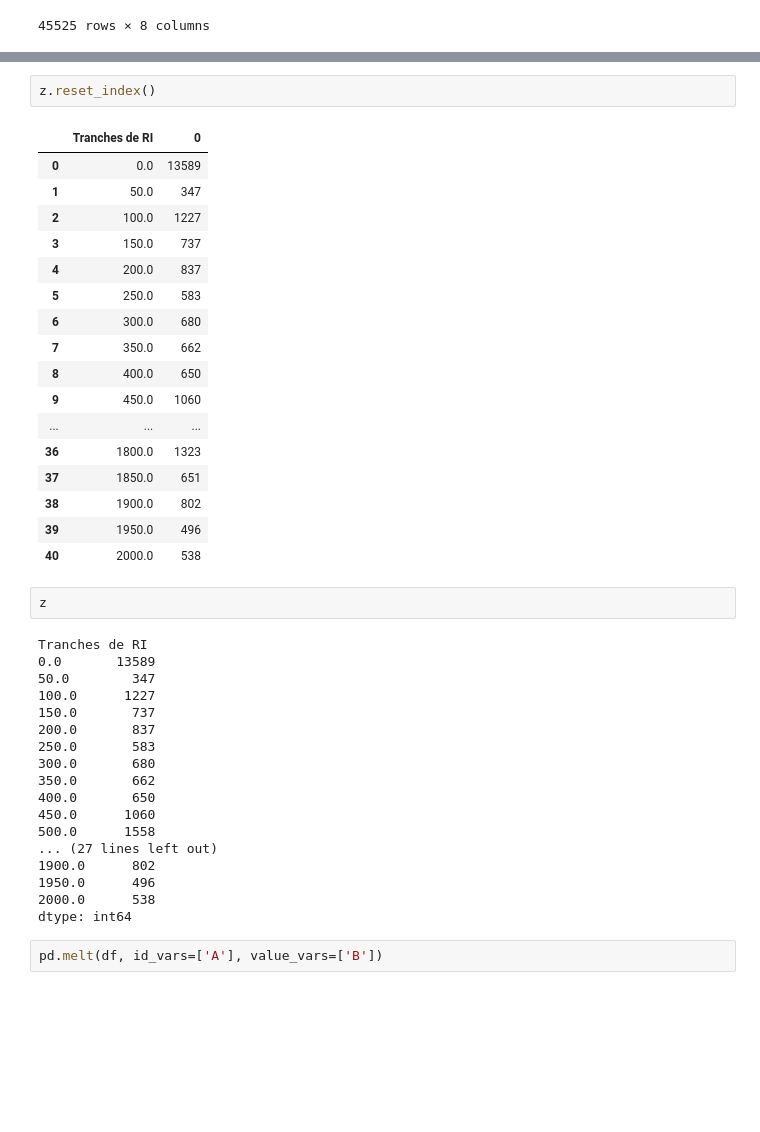
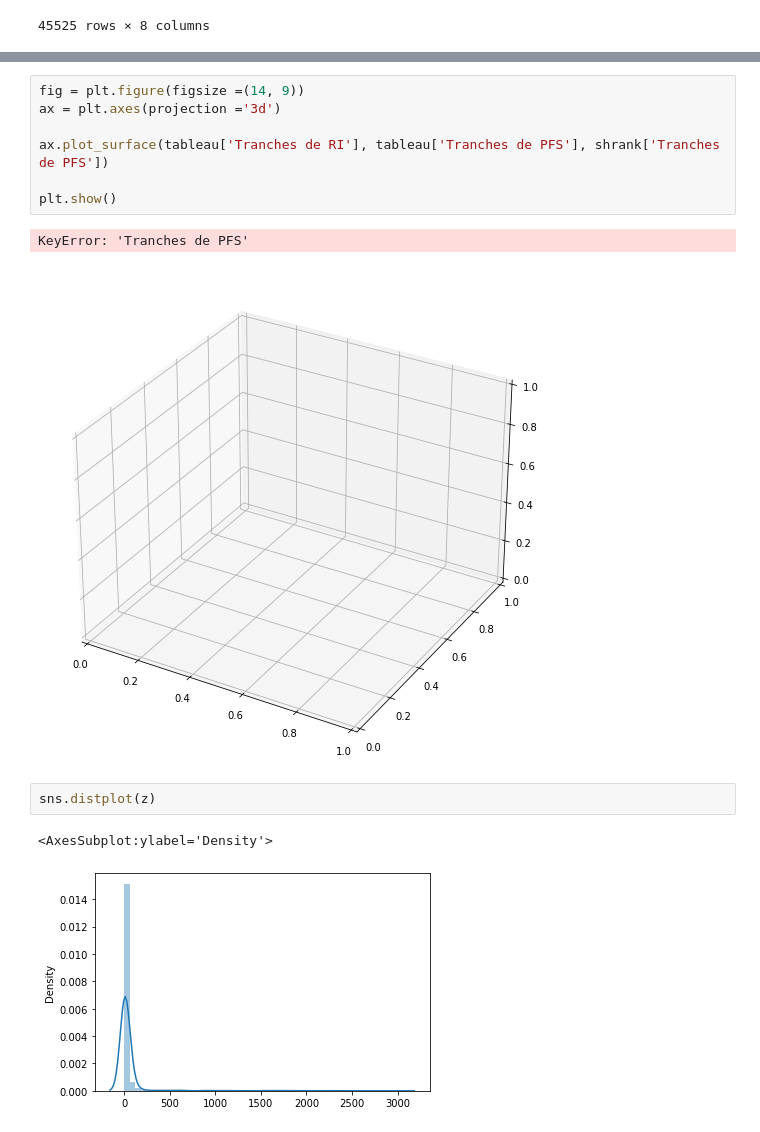
Before and after one commit to cmllbll/Social-Housing-in-France, a Jupyter notebook: Tableaux.ipynb, the cells around one changed output, grey strips where cells are left out. Drawn from its saved outputs; the diff is of its cells as text; blank space fills up the shorter version.

```diff
--- a/Tableaux.ipynb
+++ b/Tableaux.ipynb
@@ -562,42 +535,15 @@ base
-# %%
-z.reset_index()
-# %% [output]
-|  | Tranches de RI | 0 |
-| 0 | 0.0 | 13589 |
-| 1 | 50.0 | 347 |
-| 2 | 100.0 | 1227 |
-| 3 | 150.0 | 737 |
-| 4 | 200.0 | 837 |
-| 5 | 250.0 | 583 |
-| 6 | 300.0 | 680 |
-| 7 | 350.0 | 662 |
-| 8 | 400.0 | 650 |
-| 9 | 450.0 | 1060 |
-| ... | ... | ... |
-| 36 | 1800.0 | 1323 |
-| 37 | 1850.0 | 651 |
-| 38 | 1900.0 | 802 |
-| 39 | 1950.0 | 496 |
-| 40 | 2000.0 | 538 |
-# %%
-z
-# %% [output]
-Tranches de RI
-0.0       13589
-50.0        347
-100.0      1227
-150.0       737
-200.0       837
-250.0       583
-300.0       680
-350.0       662
-400.0       650
-450.0      1060
-500.0      1558
-... (27 lines left out)
-1900.0      802
-1950.0      496
-2000.0      538
-dtype: int64
-# %%
-pd.melt(df, id_vars=['A'], value_vars=['B'])
+# %%
+fig = plt.figure(figsize =(14, 9))
+ax = plt.axes(projection ='3d')
+
+ax.plot_surface(tableau['Tranches de RI'], tableau['Tranches de PFS'], shrank['Tranches de PFS'])
+
+plt.show()
+# %% [output]
+KeyError: 'Tranches de PFS'
+[figure, added]
+# %%
+sns.distplot(z)
+# %% [output]
+<AxesSubplot:ylabel='Density'>
+[figure, added]
```
Also changed, not shown: parts of 4 cells of this notebook.
